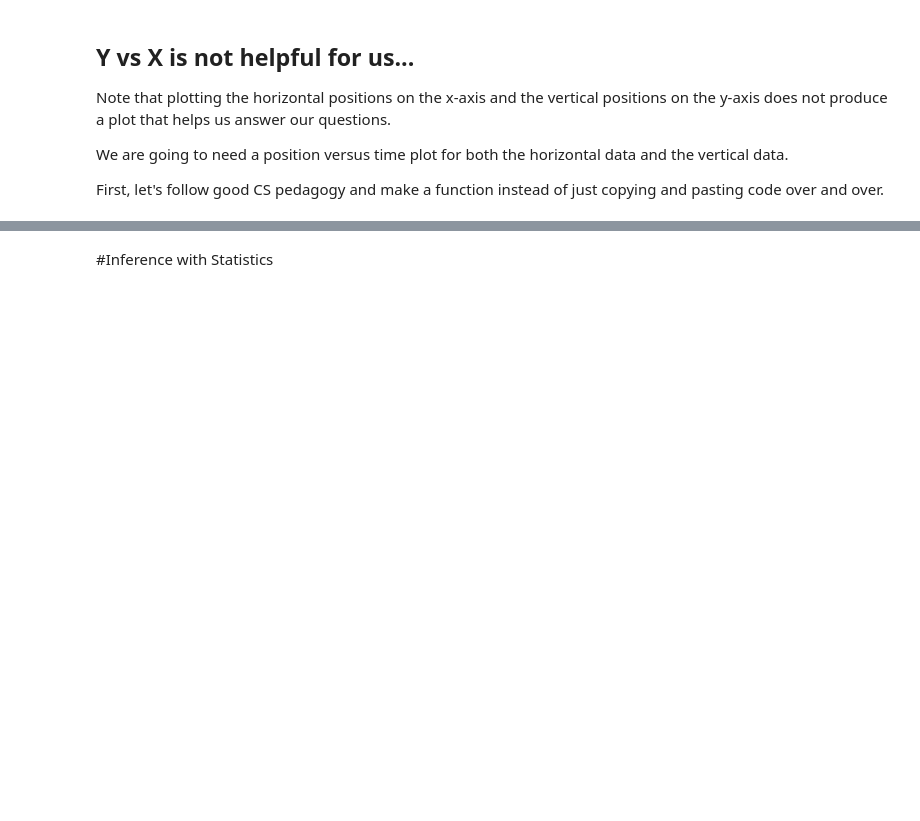
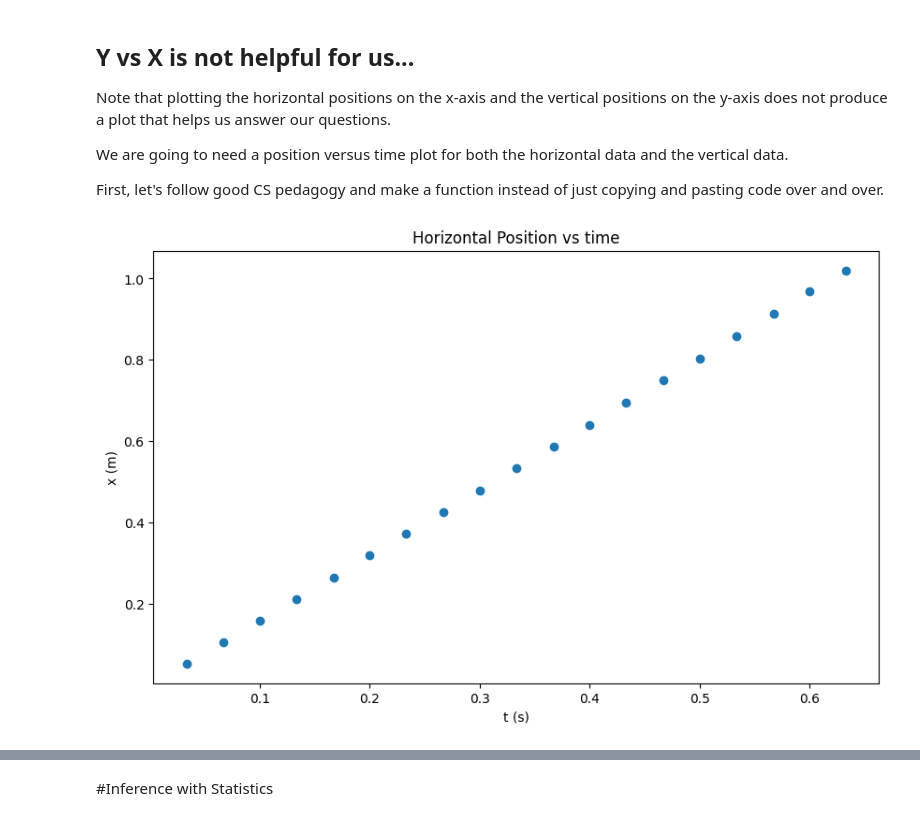
Before and after one commit to jimmynewland/colabnotebooks, a Jupyter notebook: Ball_Toss_Data_Investigation.ipynb, the cells around one changed output, grey strips where cells are left out. Drawn from its saved outputs; the diff is of its cells as text; code cells hidden in the pictures; blank space fills up the shorter version.

```diff
--- a/Ball_Toss_Data_Investigation.ipynb
+++ b/Ball_Toss_Data_Investigation.ipynb
@@ -39,4 +53,4 @@ Our questions:
 # %%
 #@title Load Position, Time, and Speed Data
-df = pd.read_csv("http://thinkingwithcode.com/datascience/hous-coding-ball-toss-data.csv")
+df = pd.read_csv("http://thinkingwithcode.com/datascience/ball-toss-data.csv")
 df.head()
@@ -85,6 +108,9 @@ def makePlot(xAxisLabel: str, yAxisLabel: str, title: str):
 # %%
 #@title Plot the Horizontal Position vs Time
 # Try the makePlot function here. Hint: x-axis is 't (s)' and y-axis is 'x (m)'
+makePlot('t (s)','x (m)', 'Horizontal Position vs time')
+# %% [output]
+[figure, added]
 # %%
 #@title Plot the Vertical Position vs Time
 # Try the makePlot function here. Hint: x-axis is 't (s)' and y-axis is 'y (m)'
```
Also changed, not shown: parts of 11 cells of this notebook.
